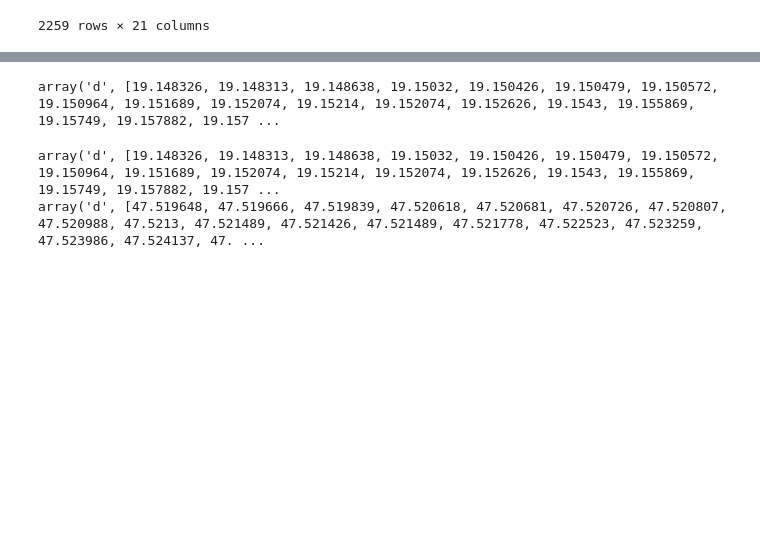
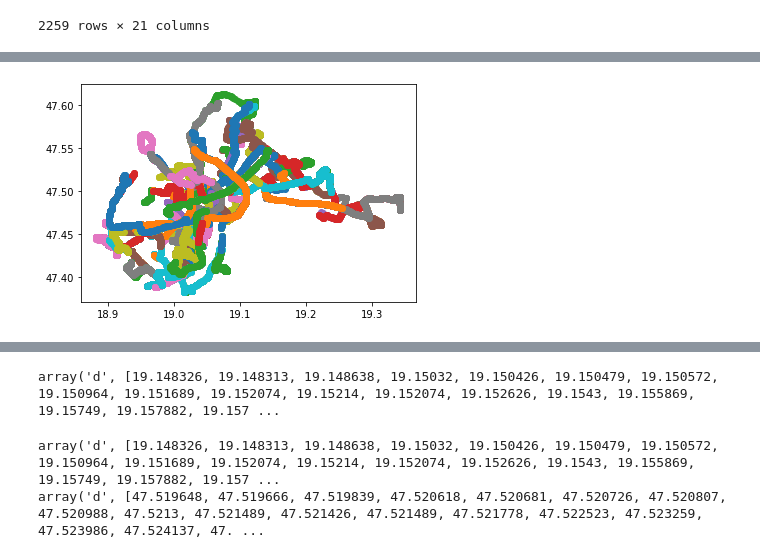
Before and after one commit to BGera89/Big_Data_Homework, a Jupyter notebook: gera.ipynb, the cells around one changed output, grey strips where cells are left out. Saved outputs shown, nothing was run; the diff lists cells and outputs as text; code cells hidden in the pictures; blank space fills up the shorter version.

```diff
--- a/gera.ipynb
+++ b/gera.ipynb
@@ -469,3 +533,9 @@ pathways_7_8["short_names"]=short_names
+# %%
+for i in legyen_jo:
+    plt.scatter(i[0],i[1])
+plt.show()
+# %% [output]
+[figure, added]
 # %%
 pathways_7_8
 # %% [output]
```
Also changed, not shown: parts of 14 cells of this notebook.
